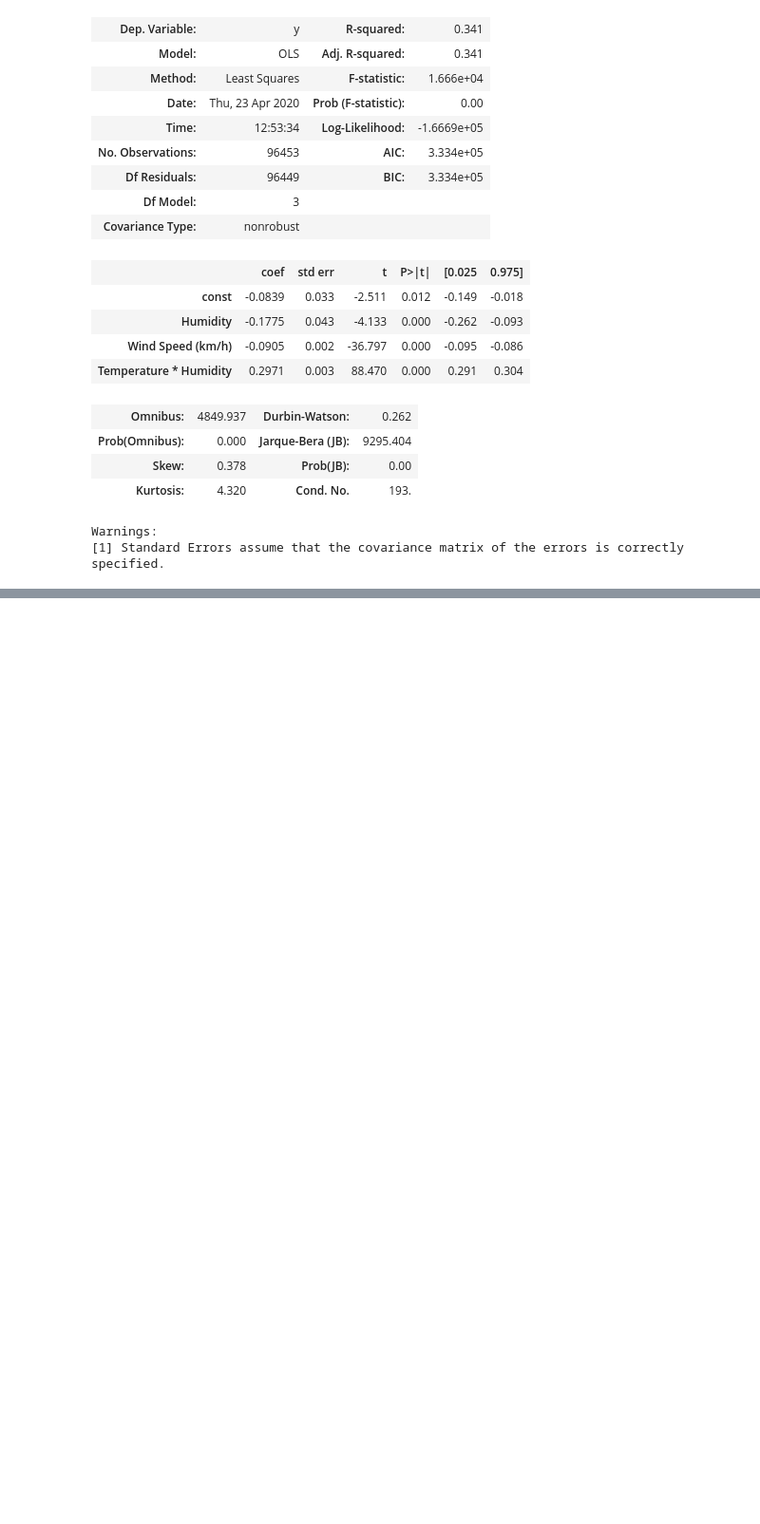
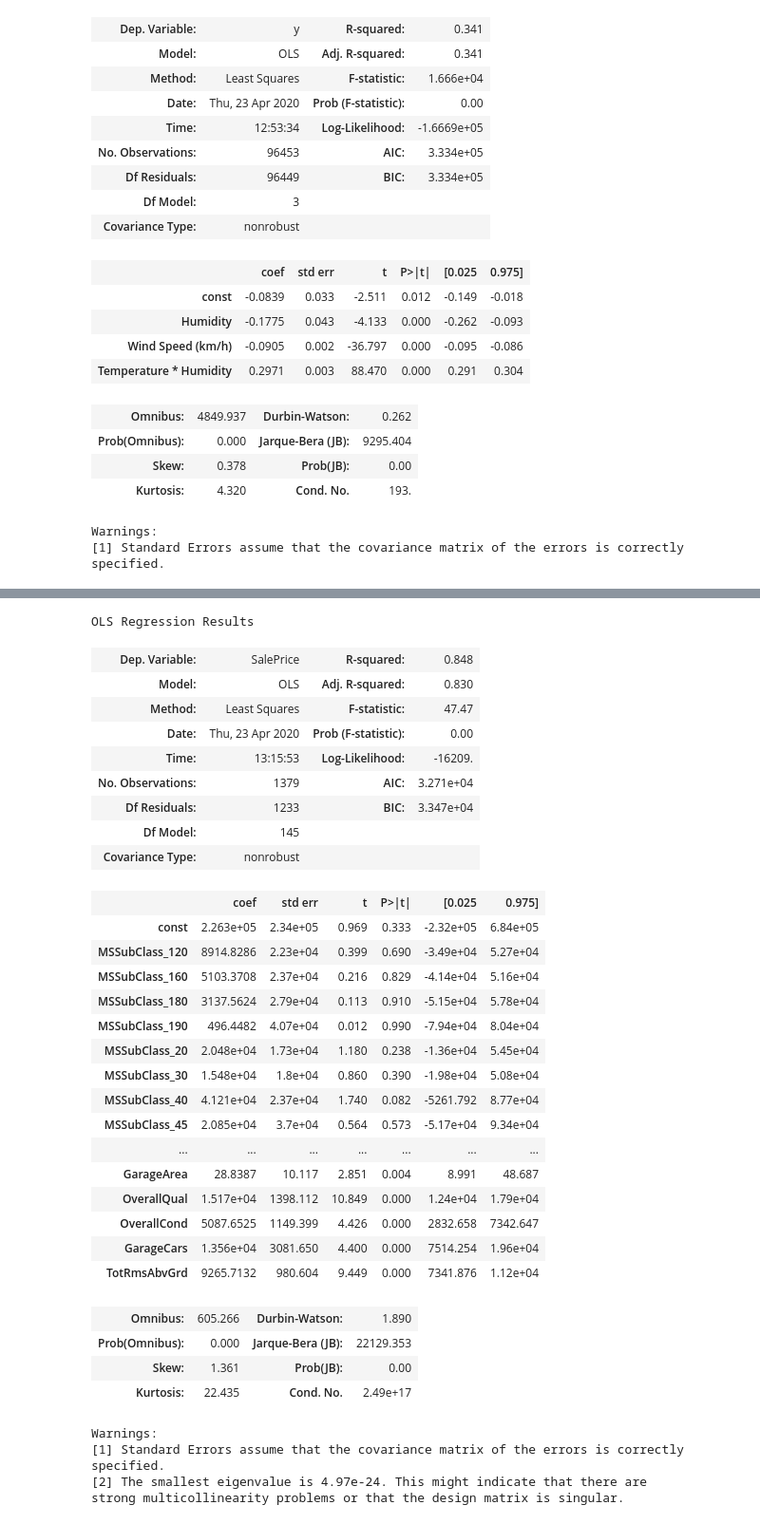
Before and after one commit to ekaynac/datajarlabs, a Jupyter notebook: EnesKaynakci(6-4).ipynb, the cells around one changed output, grey strips where cells are left out. Shown at 95% size. Saved outputs shown, nothing was run; the diff lists cells and outputs as text; code cells hidden in the pictures; blank space fills up the shorter version.

```diff
--- a/EnesKaynakci(6-4).ipynb
+++ b/EnesKaynakci(6-4).ipynb
@@ -85,0 +88,5 @@ Warnings:
+# %%
+
+
+house = pd.read_csv("processed_houseprice_features.csv")
+price = pd.read_csv("houseprices_for_processed.csv")
@@ -85,0 +126,43 @@ Warnings:
+# %%
+X = house
+Y = price
+# %%
+X = sm.add_constant(X)
+
+model = sm.OLS(Y, X).fit()
+model.summary()
+# %% [output]
+OLS Regression Results
+| Dep. Variable: | SalePrice | R-squared: | 0.848 |
+| Model: | OLS | Adj. R-squared: | 0.830 |
+| Method: | Least Squares | F-statistic: | 47.47 |
+| Date: | Thu, 23 Apr 2020 | Prob (F-statistic): | 0.00 |
+| Time: | 13:15:53 | Log-Likelihood: | -16209. |
+| No. Observations: | 1379 | AIC: | 3.271e+04 |
+| Df Residuals: | 1233 | BIC: | 3.347e+04 |
+| Df Model: | 145 |  |  |
+| Covariance Type: | nonrobust |  |  |
+|  | coef | std err | t | P>|t| | [0.025 | 0.975] |
+| const | 2.263e+05 | 2.34e+05 | 0.969 | 0.333 | -2.32e+05 | 6.84e+05 |
+| MSSubClass_120 | 8914.8286 | 2.23e+04 | 0.399 | 0.690 | -3.49e+04 | 5.27e+04 |
+| MSSubClass_160 | 5103.3708 | 2.37e+04 | 0.216 | 0.829 | -4.14e+04 | 5.16e+04 |
+| MSSubClass_180 | 3137.5624 | 2.79e+04 | 0.113 | 0.910 | -5.15e+04 | 5.78e+04 |
+| MSSubClass_190 | 496.4482 | 4.07e+04 | 0.012 | 0.990 | -7.94e+04 | 8.04e+04 |
+| MSSubClass_20 | 2.048e+04 | 1.73e+04 | 1.180 | 0.238 | -1.36e+04 | 5.45e+04 |
+| MSSubClass_30 | 1.548e+04 | 1.8e+04 | 0.860 | 0.390 | -1.98e+04 | 5.08e+04 |
+| MSSubClass_40 | 4.121e+04 | 2.37e+04 | 1.740 | 0.082 | -5261.792 | 8.77e+04 |
+| MSSubClass_45 | 2.085e+04 | 3.7e+04 | 0.564 | 0.573 | -5.17e+04 | 9.34e+04 |
+| ... | ... | ... | ... | ... | ... | ... |
+| GarageArea | 28.8387 | 10.117 | 2.851 | 0.004 | 8.991 | 48.687 |
+| OverallQual | 1.517e+04 | 1398.112 | 10.849 | 0.000 | 1.24e+04 | 1.79e+04 |
+| OverallCond | 5087.6525 | 1149.399 | 4.426 | 0.000 | 2832.658 | 7342.647 |
+| GarageCars | 1.356e+04 | 3081.650 | 4.400 | 0.000 | 7514.254 | 1.96e+04 |
+| TotRmsAbvGrd | 9265.7132 | 980.604 | 9.449 | 0.000 | 7341.876 | 1.12e+04 |
+| Omnibus: | 605.266 | Durbin-Watson: | 1.890 |
+| Prob(Omnibus): | 0.000 | Jarque-Bera (JB): | 22129.353 |
+| Skew: | 1.361 | Prob(JB): | 0.00 |
+| Kurtosis: | 22.435 | Cond. No. | 2.49e+17 |
+Warnings:
+[1] Standard Errors assume that the covariance matrix of the errors is correctly specified.
+[2] The smallest eigenvalue is 4.97e-24. This might indicate that there are
+strong multicollinearity problems or that the design matrix is singular.
```
Also changed, not shown: parts of 7 cells of this notebook.
